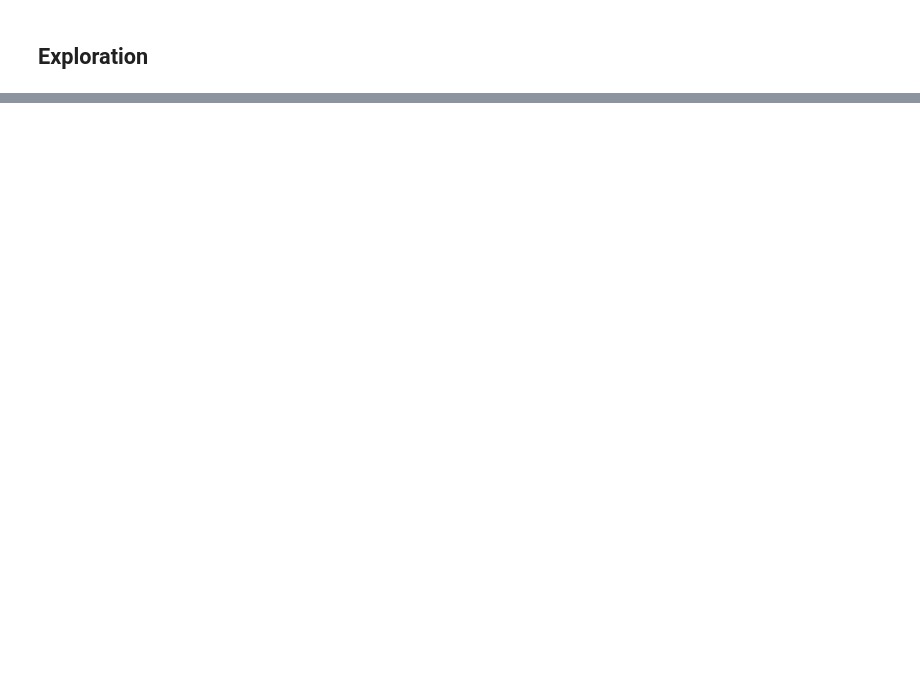
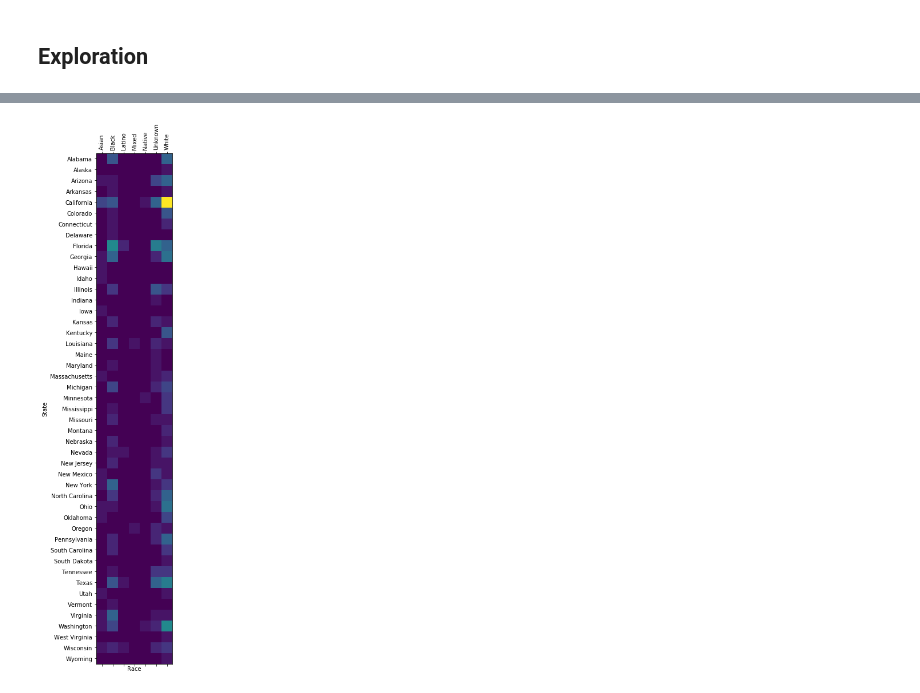
Before and after one commit to maciewar/us-mass-shootings, a Jupyter notebook: notebooks/correlations.ipynb, the cells around one changed output, grey strips where cells are left out. Cells and saved outputs as stored; diff of their text form; code cells hidden in the pictures; blank space fills up the shorter version.

```diff
--- a/notebooks/correlations.ipynb
+++ b/notebooks/correlations.ipynb
@@ -63,0 +56,4 @@ for row, column in itertools.combinations(columns, 2):
+# %%
+plot_correlation('State', 'Race')
+# %% [output]
+[figure, added]
```
Also changed, not shown: parts of 5 cells of this notebook, 1 other file.
